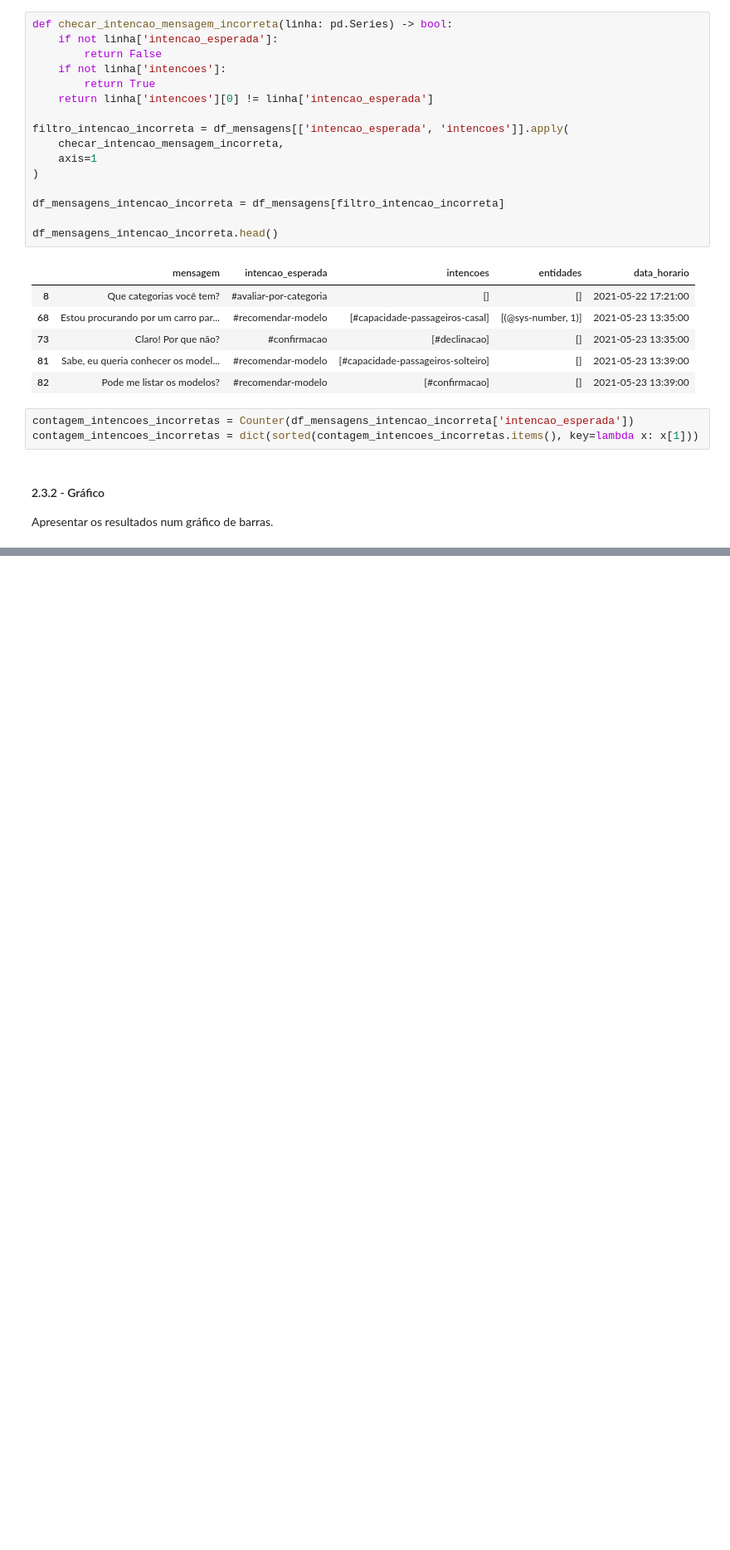
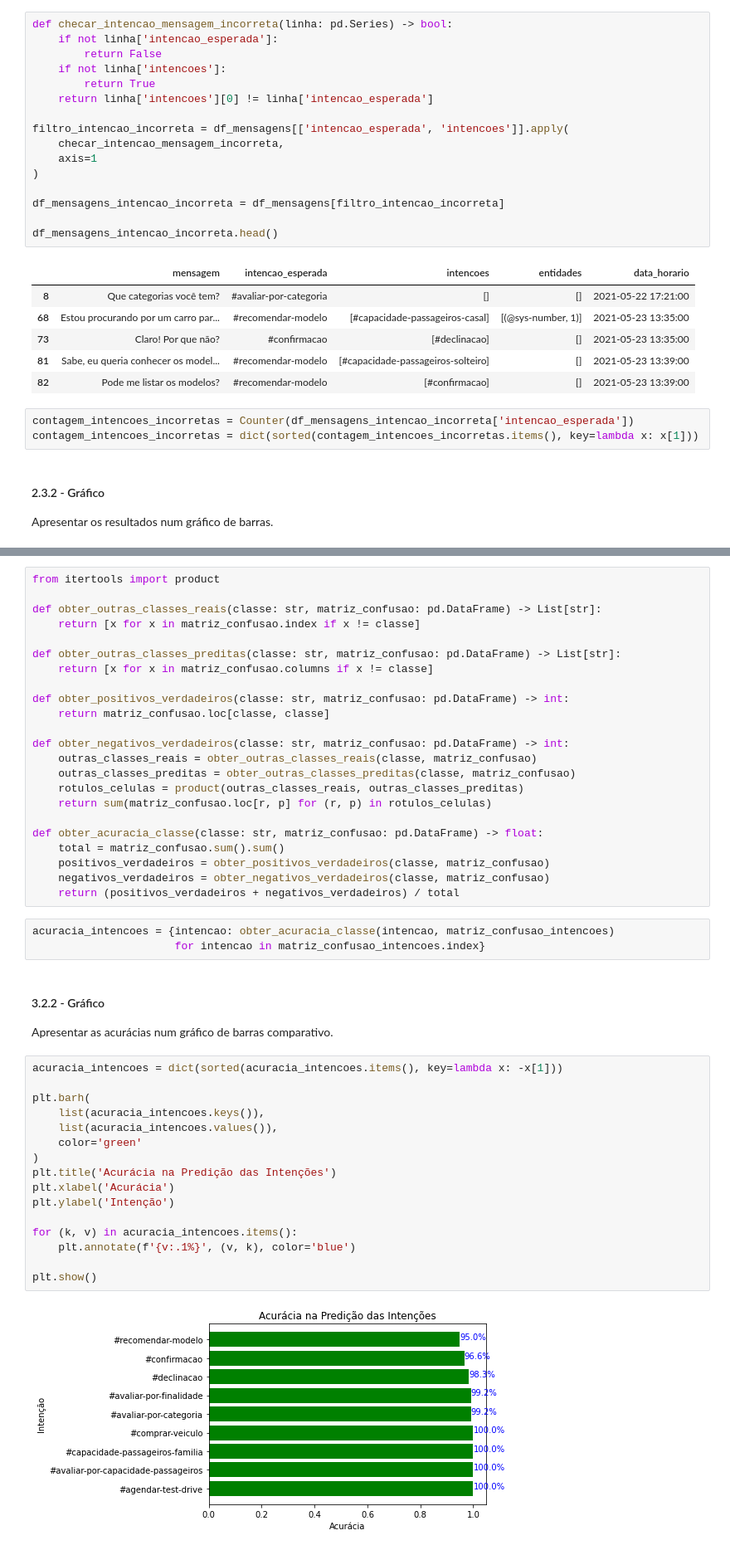
Before and after one commit to RafaelSchubert/furb-data-science-chatbot, a Jupyter notebook: analise/analise-desempenho.ipynb, the cells around one changed output, grey strips where cells are left out. Shown at 83% size. Cells and saved outputs as stored; diff of their text form; blank space fills up the shorter version.

Commit message:
Apresentar acurácia da predição das intenções.

```diff
--- a/analise/analise-desempenho.ipynb
+++ b/analise/analise-desempenho.ipynb
@@ -396,0 +462,48 @@ plt.show()
+# %%
+from itertools import product
+
+def obter_outras_classes_reais(classe: str, matriz_confusao: pd.DataFrame) -> List[str]:
+    return [x for x in matriz_confusao.index if x != classe]
+
+def obter_outras_classes_preditas(classe: str, matriz_confusao: pd.DataFrame) -> List[str]:
+    return [x for x in matriz_confusao.columns if x != classe]
+
+def obter_positivos_verdadeiros(classe: str, matriz_confusao: pd.DataFrame) -> int:
+    return matriz_confusao.loc[classe, classe]
+
+def obter_negativos_verdadeiros(classe: str, matriz_confusao: pd.DataFrame) -> int:
+    outras_classes_reais = obter_outras_classes_reais(classe, matriz_confusao)
+    outras_classes_preditas = obter_outras_classes_preditas(classe, matriz_confusao)
+    rotulos_celulas = product(outras_classes_reais, outras_classes_preditas)
+    return sum(matriz_confusao.loc[r, p] for (r, p) in rotulos_celulas)
+
+def obter_acuracia_classe(classe: str, matriz_confusao: pd.DataFrame) -> float:
+    total = matriz_confusao.sum().sum()
+    positivos_verdadeiros = obter_positivos_verdadeiros(classe, matriz_confusao)
+    negativos_verdadeiros = obter_negativos_verdadeiros(classe, matriz_confusao)
+    return (positivos_verdadeiros + negativos_verdadeiros) / total
+# %%
+acuracia_intencoes = {intencao: obter_acuracia_classe(intencao, matriz_confusao_intencoes)
+                      for intencao in matriz_confusao_intencoes.index}
+# %% [markdown]
+#### 3.2.2 - Gráfico
+
+Apresentar as acurácias num gráfico de barras comparativo.
+# %%
+acuracia_intencoes = dict(sorted(acuracia_intencoes.items(), key=lambda x: -x[1]))
+
+plt.barh(
+    list(acuracia_intencoes.keys()),
+    list(acuracia_intencoes.values()),
+    color='green'
+)
+plt.title('Acurácia na Predição das Intenções')
+plt.xlabel('Acurácia')
+plt.ylabel('Intenção')
+
+for (k, v) in acuracia_intencoes.items():
+    plt.annotate(f'{v:.1%}', (v, k), color='blue')
+
+plt.show()
+# %% [output]
+[figure, added]
```
Also changed, not shown: parts of 5 cells of this notebook.
